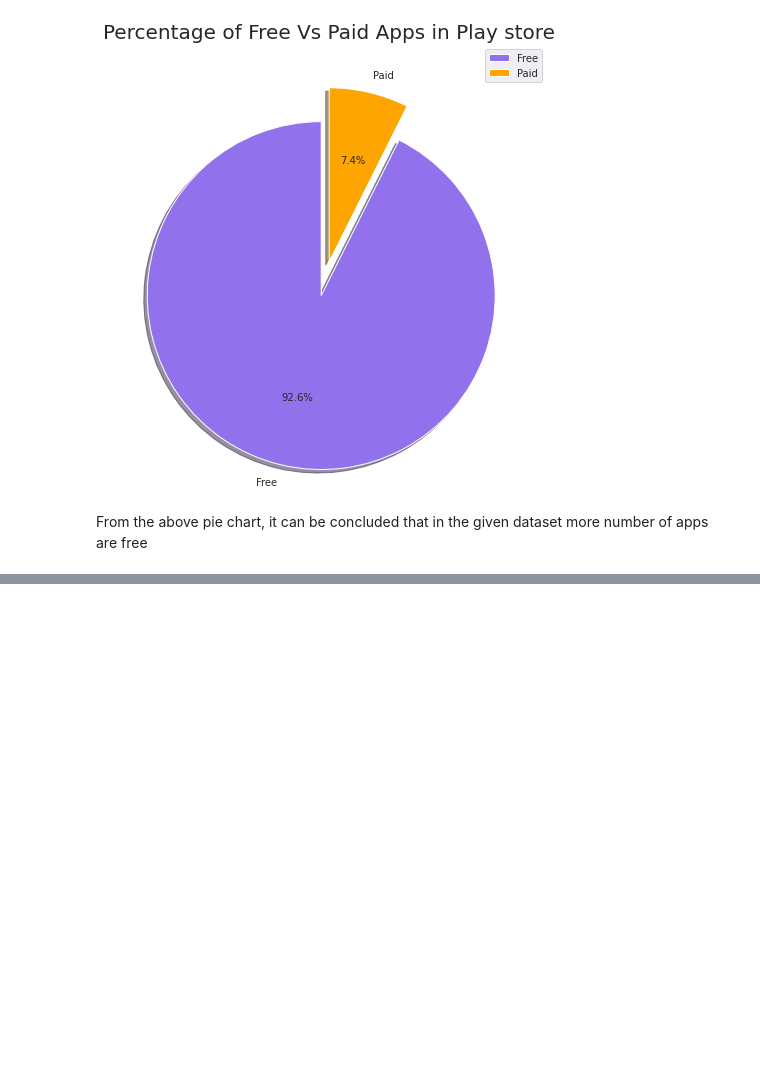
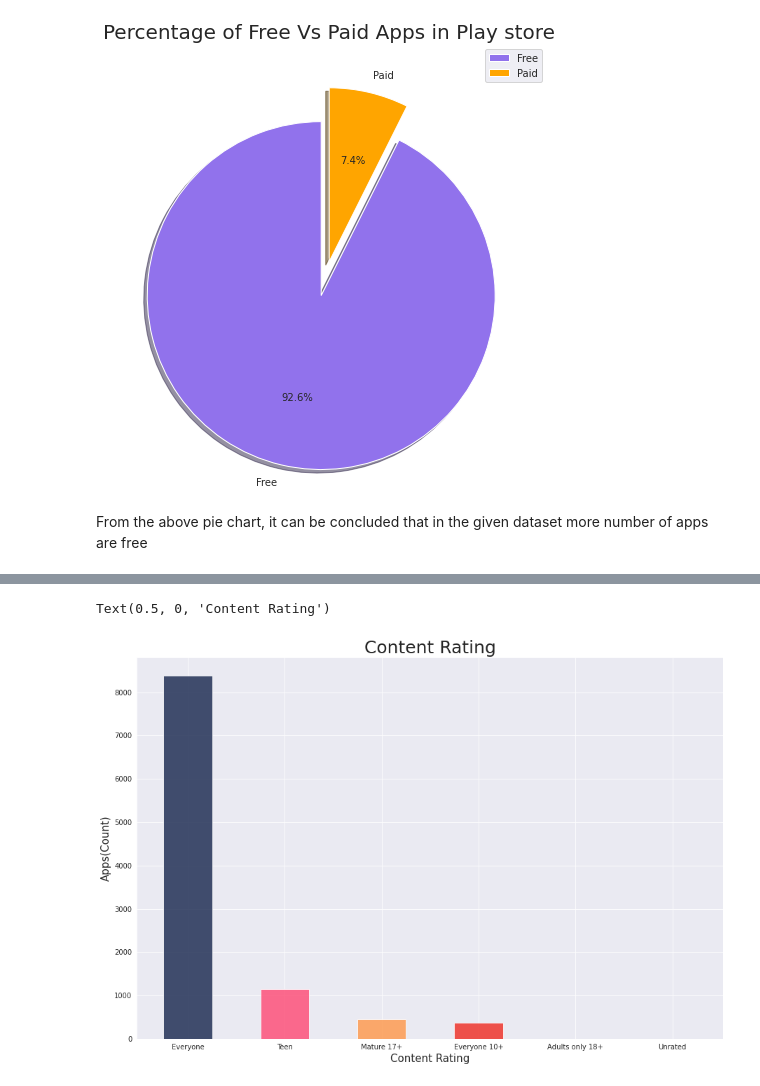
Before and after one commit to victorious07/Play-Store-App-Review-Analysis, a Jupyter notebook: Play_Store_App_Review_Analysis_Capstone_Project.ipynb, the cells around one changed output, grey strips where cells are left out. Drawn from its saved outputs; the diff is of its cells as text; code cells hidden in the pictures; blank space fills up the shorter version.

```diff
--- a/Play_Store_App_Review_Analysis_Capstone_Project.ipynb
+++ b/Play_Store_App_Review_Analysis_Capstone_Project.ipynb
@@ -634,0 +637,14 @@ From the above pie chart, it can be concluded that in the given dataset more num
+# %%
+#frequency of content rating in play store
+content_rating_list = list(play_store_app['Content Rating'].dropna())
+top_content_rating = {}
+for cont_rating in content_rating_list:
+  if cont_rating in top_content_rating:
+    top_content_rating[cont_rating] += 1
+  else:
+    top_content_rating[cont_rating] = 1
+# %%
+#sorting dict by their values
+sorted_top_content_rating = dict(sorted(top_content_rating.items(), key=lambda ctg: ctg[1], reverse=True))
+# %%
+content_rating_df = pd.DataFrame(list(sorted_top_content_rating.items()), columns=['Content Rating','Count Value'])
@@ -634,0 +662,10 @@ From the above pie chart, it can be concluded that in the given dataset more num
+# %%
+# visualization
+plt.figure(figsize=(15,10))
+plt.bar(content_rating_df['Content Rating'], content_rating_df['Count Value'], width=0.5, color=['#15244C','#ff4873','#ff9748','#EF2920','#CD202D','#ECC5F2'],alpha=0.8)
+plt.title('Content Rating',size = 25)
+plt.ylabel('Apps(Count)',fontsize=15)
+plt.xlabel('Content Rating', fontsize=15)
+# %% [output]
+Text(0.5, 0, 'Content Rating')
+[figure, added]
```
Also changed, not shown: parts of 14 cells of this notebook.
